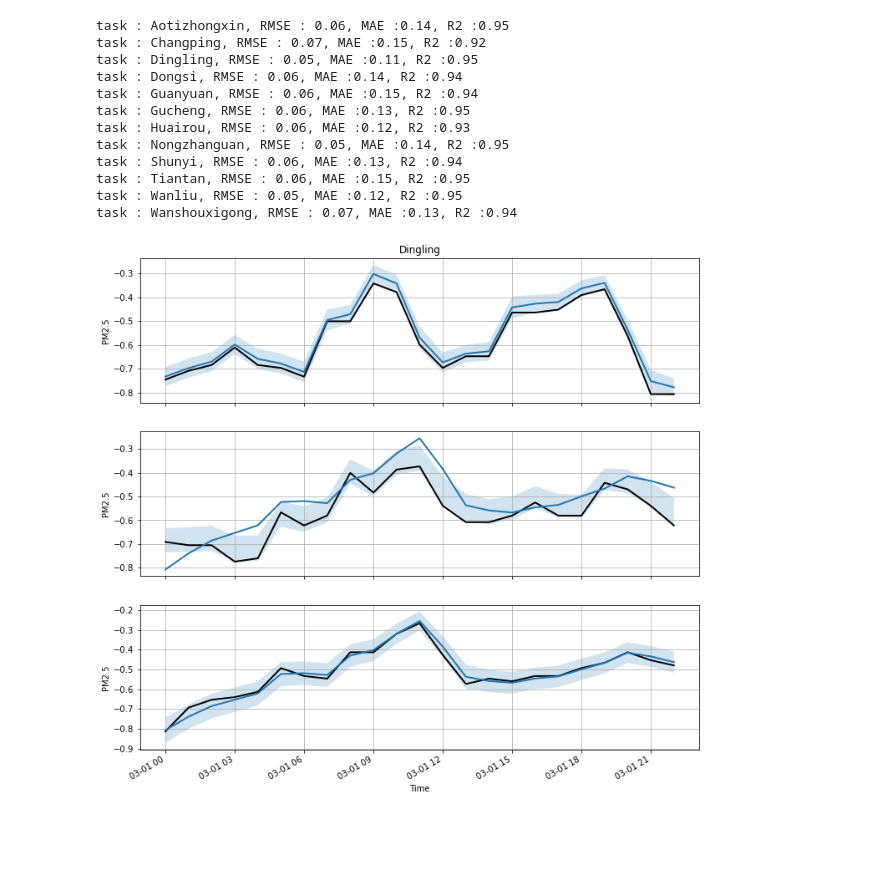
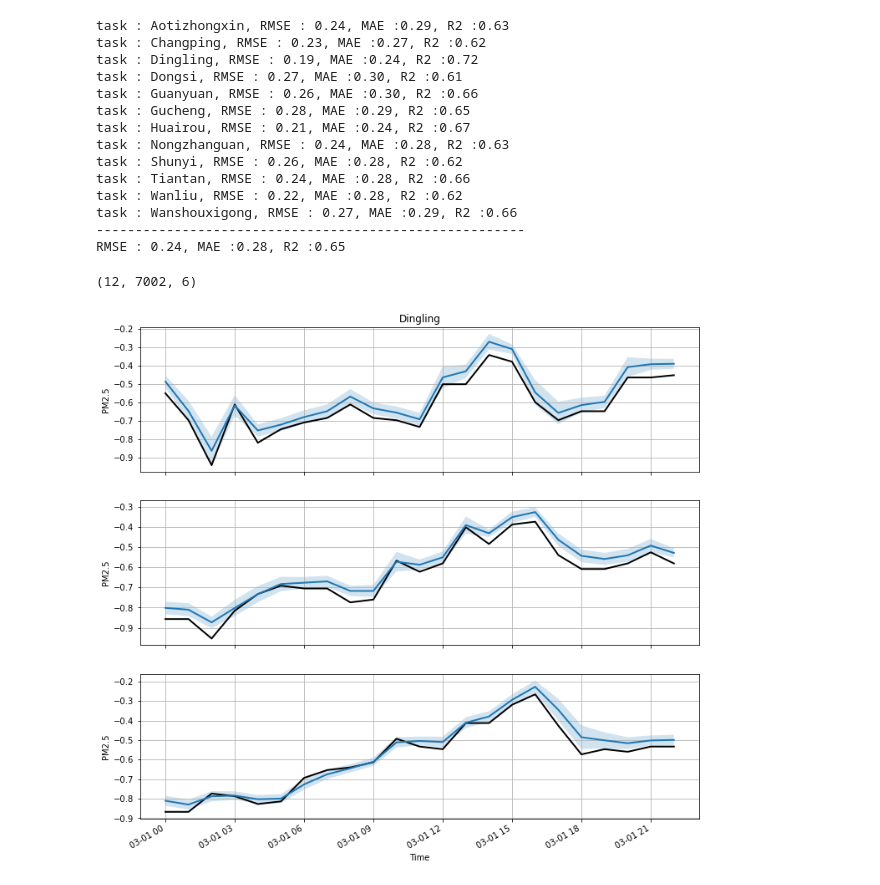
Before and after one commit to shernandez-ucm/trax, a Jupyter notebook: beijing_multi_site.ipynb, the cells around one changed output. Cells and saved outputs as stored; diff of their text form; code cells hidden in the pictures; blank space fills up the shorter version.

```diff
--- a/beijing_multi_site.ipynb
+++ b/beijing_multi_site.ipynb
@@ -41,19 +66,19 @@ def create_batch(data,lag,future):
 import numpy as np
 
 split_fraction = 0.8
-feature_keys = ['PM2.5']
+feature_keys = ['PM2.5','TEMP']
 X_train_datasets=list()
 y_train_datasets=list()
 X_test_datasets=list()
 y_test_datasets=list()
-future=1
-past=12
+future=6
+past=6
 dataset_names=list()
 for item_id, gdf in df_group.groupby('station'):
     gdf.fillna(method='ffill',inplace=True)
-    train,test=train_test_split(gdf,split_fraction,['PM2.5'])
-    X_train,y_train=create_batch(train,past,future)
-    X_test,y_test=create_batch(test,past,future)
+    train,test=train_test_split(gdf,split_fraction,feature_keys)
+    X_train,y_train=create_batch_multistep(train,past,future)
+    X_test,y_test=create_batch_multistep(test,past,future)
     X_train_datasets.append(X_train)
     y_train_datasets.append(y_train)
     X_test_datasets.append(X_test)
@@ -84,8 +113,9 @@ class LSTM(nn.Module):
     @nn.remat
     @nn.compact
     def __call__(self, X_batch):
-        carry,x=nn.RNN(nn.LSTMCell(128),return_carry=True)(X_batch)
-        x=nn.Dense(1)(x)
+        carry,x=nn.RNN(nn.LSTMCell(32),return_carry=True)(X_batch)
+        carry,x=nn.RNN(nn.LSTMCell(32),return_carry=True)(x)
+        x=nn.Dense(future)(x)
         return x[:,-1,:]
 
 def log_likelihood(params, x, y):
@@ -168,24 +206,33 @@ jax.tree_map(jnp.shape,params)
 # %%
 from sklearn import metrics
-
+r_metric=list()
+rmse_metric=list()
+mae_metric=list()
 for i in range(n_groups):
     r_squared=metrics.r2_score(preds[i,:,:],y_test_datasets[i,:,:])
     rmse=metrics.mean_squared_error(preds[i,:,:],y_test_datasets[i,:,:],squared=True)
     mae=metrics.mean_absolute_error(preds[i,:,:],y_test_datasets[i,:,:])
+    r_metric.append(r_squared)
+    rmse_metric.append(rmse)
+    mae_metric.append(mae)
     print('task : {0}, RMSE : {1:1.2f}, MAE :{2:1.2f}, R2 :{3:1.2f}'.format(dataset_names[i],rmse,mae,r_squared))
+print('-------------------------------------------------------')
+print('RMSE : {0:1.2f}, MAE :{1:1.2f}, R2 :{2:1.2f}'.format(np.mean(rmse_metric),np.mean(mae_metric),np.mean(r_metric)))
 # %% [output]
-task : Aotizhongxin, RMSE : 0.06, MAE :0.14, R2 :0.95
-task : Changping, RMSE : 0.07, MAE :0.15, R2 :0.92
-task : Dingling, RMSE : 0.05, MAE :0.11, R2 :0.95
-task : Dongsi, RMSE : 0.06, MAE :0.14, R2 :0.94
-task : Guanyuan, RMSE : 0.06, MAE :0.15, R2 :0.94
-task : Gucheng, RMSE : 0.06, MAE :0.13, R2 :0.95
-task : Huairou, RMSE : 0.06, MAE :0.12, R2 :0.93
-task : Nongzhanguan, RMSE : 0.05, MAE :0.14, R2 :0.95
-task : Shunyi, RMSE : 0.06, MAE :0.13, R2 :0.94
-task : Tiantan, RMSE : 0.06, MAE :0.15, R2 :0.95
-task : Wanliu, RMSE : 0.05, MAE :0.12, R2 :0.95
-task : Wanshouxigong, RMSE : 0.07, MAE :0.13, R2 :0.94
+task : Aotizhongxin, RMSE : 0.24, MAE :0.29, R2 :0.63
+task : Changping, RMSE : 0.23, MAE :0.27, R2 :0.62
+task : Dingling, RMSE : 0.19, MAE :0.24, R2 :0.72
+task : Dongsi, RMSE : 0.27, MAE :0.30, R2 :0.61
+task : Guanyuan, RMSE : 0.26, MAE :0.30, R2 :0.66
+task : Gucheng, RMSE : 0.28, MAE :0.29, R2 :0.65
+task : Huairou, RMSE : 0.21, MAE :0.24, R2 :0.67
+task : Nongzhanguan, RMSE : 0.24, MAE :0.28, R2 :0.63
+task : Shunyi, RMSE : 0.26, MAE :0.28, R2 :0.62
+task : Tiantan, RMSE : 0.24, MAE :0.28, R2 :0.66
+task : Wanliu, RMSE : 0.22, MAE :0.28, R2 :0.62
+task : Wanshouxigong, RMSE : 0.27, MAE :0.29, R2 :0.66
+-------------------------------------------------------
+RMSE : 0.24, MAE :0.28, R2 :0.65
 # %%
 ensemble_pred=list()
 X_test=X_test_datasets[:,:,:,np.newaxis]
@@ -197,34 +244,39 @@ ensemble_pred=np.stack(ensemble_pred,axis=2)
 # %%
 mean_pred=np.mean(ensemble_pred,axis=2)
 std_pred=np.std(ensemble_pred,axis=2)
+# %%
+y_test_datasets.shape
+# %% [output]
+(12, 7002, 6)
 # %%
 fig, (ax1, ax2, ax3) = plt.subplots(3, 1, sharex=True, figsize=(12, 12))
 
+future_pred=1
 names=np.ravel(gdf.index[0:23].to_frame().values)
-ax1.plot(names,y_test_datasets[0,:23,:], linewidth=2,color="black")
-ax1.plot(names,mean_pred[0,1:24,:], linewidth=2)
-ax1.fill_between(names,np.ravel(mean_pred[0,1:24,:]-std_pred[0,1:24,:]),np.ravel(mean_pred[0,1:24,:]+std_pred[0,1:24,:]),alpha=0.2)
+ax1.plot(names,y_test_datasets[0,:23,future_pred], linewidth=2,color="black")
+ax1.plot(names,mean_pred[0,2:25,future_pred], linewidth=2)
+ax1.fill_between(names,np.ravel(mean_pred[0,2:25,future_pred]-std_pred[0,2:25,future_pred]),np.ravel(mean_pred[0,2:25,future_pred]+std_pred[0,2:25,future_pred]),alpha=0.2)
 ax1.set_xlabel('Time')
 ax1.set_ylabel('PM2.5')
 #ax1.legend(dataset_names[0], loc="upper left", fontsize="xx-large")
 ax1.grid(True)
 
-ax2.plot(names,y_test_datasets[1,:23,:], linewidth=2,color="black")
-ax2.plot(names,mean_pred[2,1:24,:], linewidth=2)
-ax2.fill_between(names,np.ravel(mean_pred[1,1:24,:]-std_pred[1,1:24,:]),np.ravel(mean_pred[1,1:24,:]+std_pred[1,1:24,:]),alpha=0.2)
+ax2.plot(names,y_test_datasets[1,:23,future_pred], linewidth=2,color="black")
+ax2.plot(names,mean_pred[1,2:25,future_pred], linewidth=2)
+ax2.fill_between(names,np.ravel(mean_pred[1,2:25,future_pred]-std_pred[1,2:25,future_pred]),np.ravel(mean_pred[1,2:25,future_pred]+std_pred[1,2:25,future_pred]),alpha=0.2)
 ax2.set_xlabel('Time')
 ax2.set_ylabel('PM2.5')
 ax1.set_title(dataset_names[1])
 ax2.grid(True)
 
-ax3.plot(names,y_test_datasets[2,:23,:], linewidth=2,color="black")
-ax3.plot(names,mean_pred[2,1:24,:], linewidth=2)
-ax3.fill_between(names,np.ravel(mean_pred[2,1:24,:]-std_pred[2,1:24,:]),np.ravel(mean_pred[2,1:24,:]+std_pred[2,1:24,:]),alpha=0.2)
+ax3.plot(names,y_test_datasets[2,:23,future_pred], linewidth=2,color="black")
+ax3.plot(names,mean_pred[2,2:25,future_pred], linewidth=2)
+ax3.fill_between(names,np.ravel(mean_pred[2,2:25,future_pred]-std_pred[2,2:25,future_pred]),np.ravel(mean_pred[2,2:25,future_pred]+std_pred[2,2:25,future_pred]),alpha=0.2)
 ax3.set_xlabel('Time')
 ax3.set_ylabel('PM2.5')
 ax1.set_title(dataset_names[2])
 ax3.grid(True)
 
 fig.autofmt_xdate()
 # %% [output]
-[figure, old version]
+[figure, new version]
```
Also changed, not shown: parts of 5 cells of this notebook, 3 other files.
